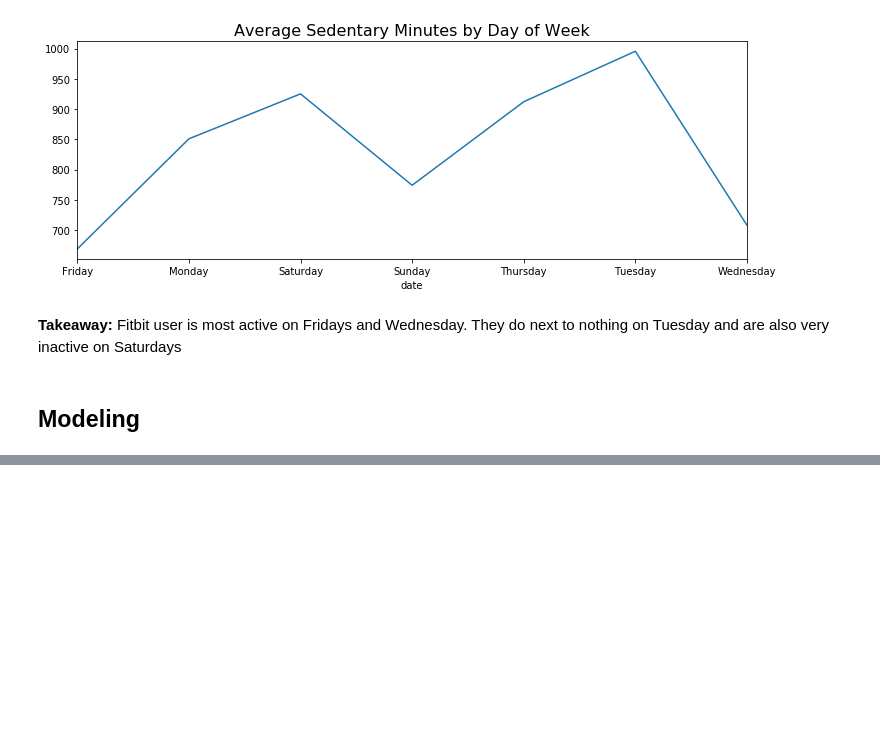
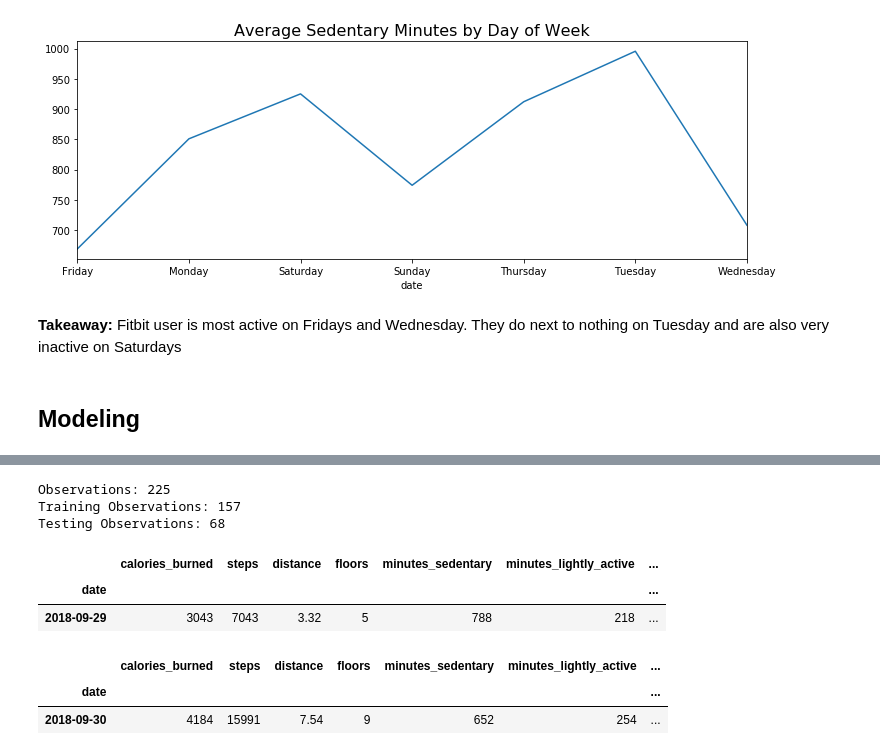
Before and after one commit to Dairy-Time/time-series-project, a Jupyter notebook: Fitbit_Data.ipynb, the cells around one changed output, grey strips where cells are left out. Saved outputs shown, nothing was run; the diff lists cells and outputs as text; code cells hidden in the pictures; blank space fills up the shorter version.

```diff
--- a/Fitbit_Data.ipynb
+++ b/Fitbit_Data.ipynb
@@ -840,0 +860,2 @@ df.shape
+# %%
+df = acquire.acquire_data()
@@ -841,3 +871,3 @@ df.shape
 # %%
-df = df.reset_index()
+df = prepare.prepare_data(df)
 # %%
@@ -867,5 +883,5 @@ y = df['steps']
 # %%
-def split_data(df, train_prop=.70):
+def split_store_data(df, train_prop=.66):
     train_size = int(len(df) * train_prop)
     train, test = df[0:train_size], df[train_size:len(df)]
     return train, test
@@ -935,0 +888,22 @@ predictions.head()
+# %%
+train, test = split_store_data(df, train_prop=.70)
+
+print('Observations: %d' % (len(df)))
+print('Training Observations: %d' % (len(train)))
+print('Testing Observations: %d' % (len(test)))
+# %% [output]
+Observations: 225
+Training Observations: 157
+Testing Observations: 68
+# %%
+train.tail(1)
+# %% [output]
+|  | calories_burned | steps | distance | floors | minutes_sedentary | minutes_lightly_active | ... |
+| date |  |  |  |  |  |  | ... |
+| 2018-09-29 | 3043 | 7043 | 3.32 | 5 | 788 | 218 | ... |
+# %%
+test.head(1)
+# %% [output]
+|  | calories_burned | steps | distance | floors | minutes_sedentary | minutes_lightly_active | ... |
+| date |  |  |  |  |  |  | ... |
+| 2018-09-30 | 4184 | 15991 | 7.54 | 9 | 652 | 254 | ... |
```
Also changed, not shown: parts of 32 cells of this notebook.
